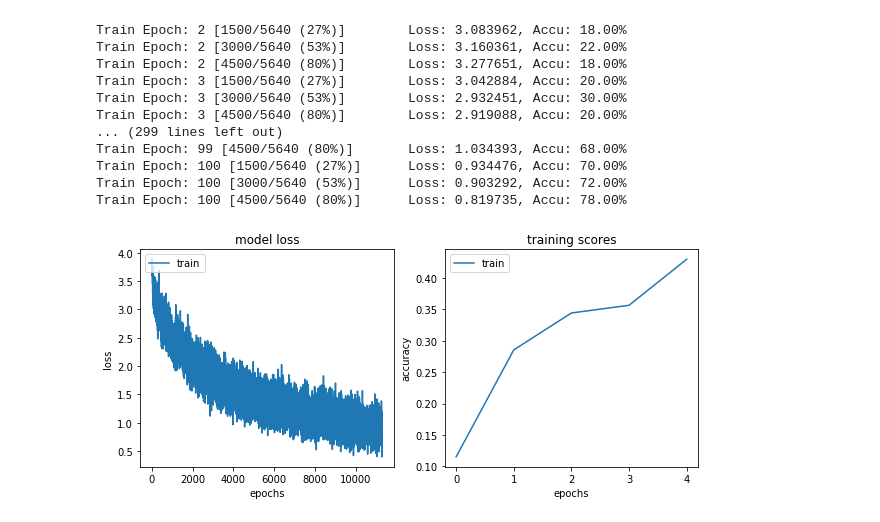
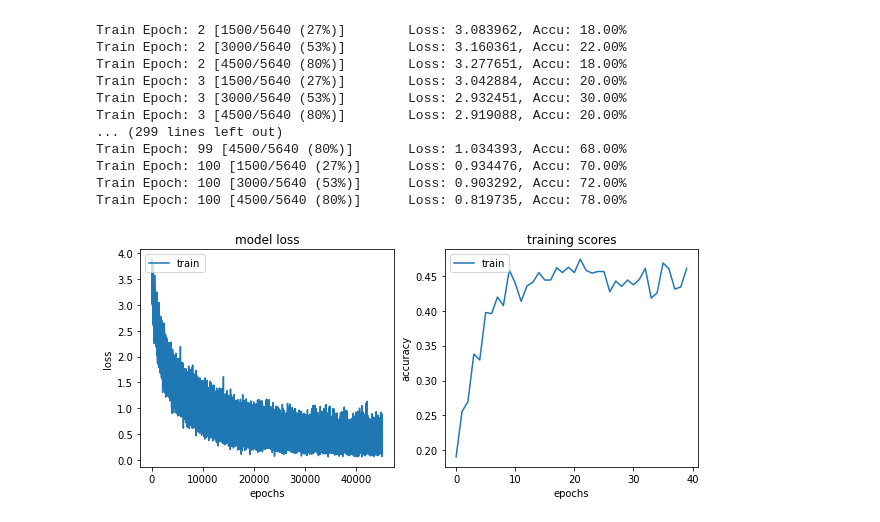
Before and after one commit to helloxy96/CS5242_Project2020, a Jupyter notebook: train_LSTM_segment.ipynb, the cells around one changed output. Drawn from its saved outputs; the diff is of its cells as text; code cells hidden in the pictures.

```diff
--- a/train_LSTM_segment.ipynb
+++ b/train_LSTM_segment.ipynb
@@ -183,32 +183,32 @@ Train Epoch: 100 [4500/5640 (80%)]      Loss: 0.819735, Accu: 78.00%
 # %%
 import matplotlib.pyplot as plt
 import numpy as np
 
-#A = np.load('./results/lstm/training_losses_2020-03-28.npy')
-#B = np.load('./results/lstm/training_scores_2020-03-28.npy')
+A = np.load('./results/lstm/training_losses_2020-03-29.npy')
+B = np.load('./results/lstm/training_scores_2020-03-29.npy')
 
 #C = np.load('./results/lstm/test_loss_2020-03-28.npy')
-#D = np.load('./results/lstm/test_score_2020-03-28.npy')
+D = np.load('./results/lstm/test_score_2020-03-29.npy')
 fig = plt.figure(figsize=(10, 4))
 plt.subplot(121)
 #plt.plot(np.arange(1, epochs + 1), A[:, -1])  # train loss (on epoch end)
 plt.plot(A.flatten())  # train loss (on epoch end)
 #plt.plot(np.arange(1, epochs + 1), C)
 plt.title("model loss")
 plt.xlabel('epochs')
 plt.ylabel('loss')
 plt.legend(['train','test'], loc="upper left")
 # 2nd figure
 plt.subplot(122)
 #plt.plot(np.arange(1, epochs + 1), B[:, -1])
 #plt.plot(B.flatten())
 
 epochs = 100
 plt.plot(D) # train accuracy (on epoch end)
 plt.title("training scores")
 plt.xlabel('epochs')
 plt.ylabel('accuracy')
 plt.legend(['train', 'test'], loc="upper left")
 plt.show()
 # %% [output]
-[figure, old version]
+[figure, new version]
```
Also changed, not shown: parts of 1 cell of this notebook, 8 other files.
